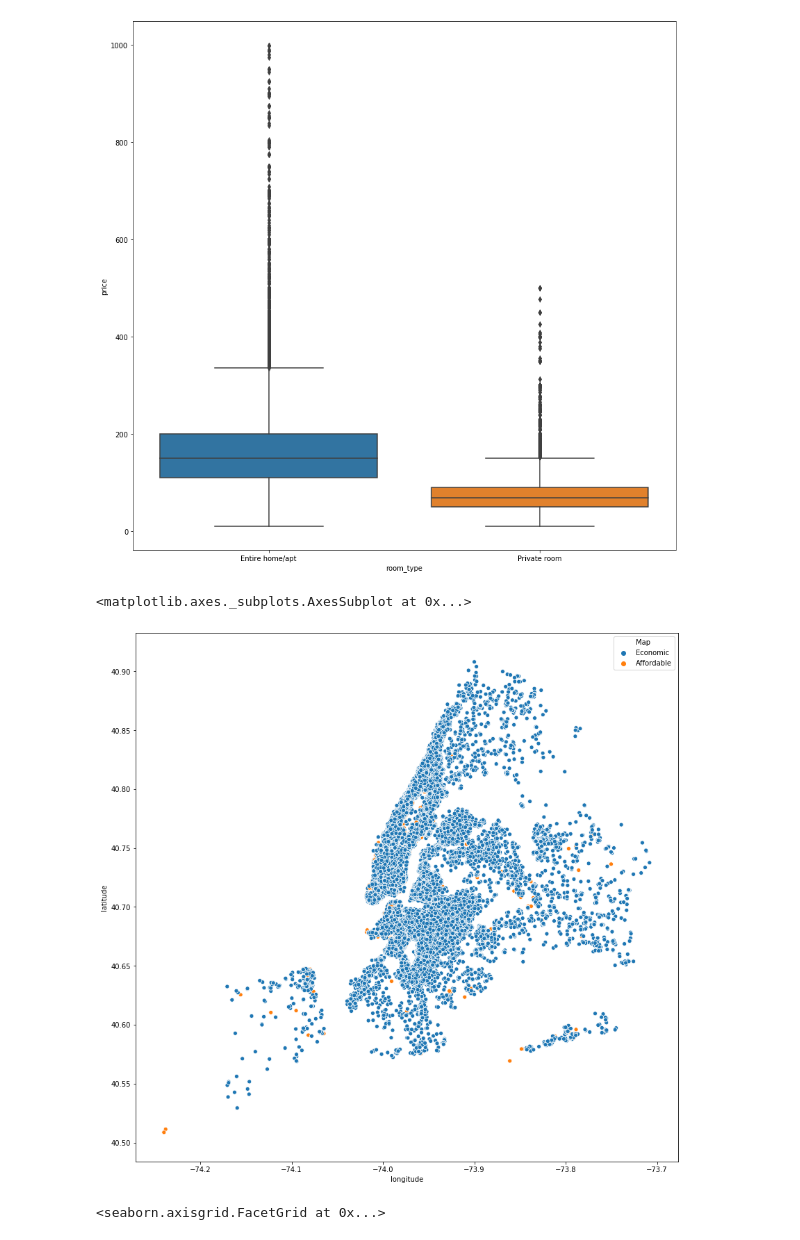
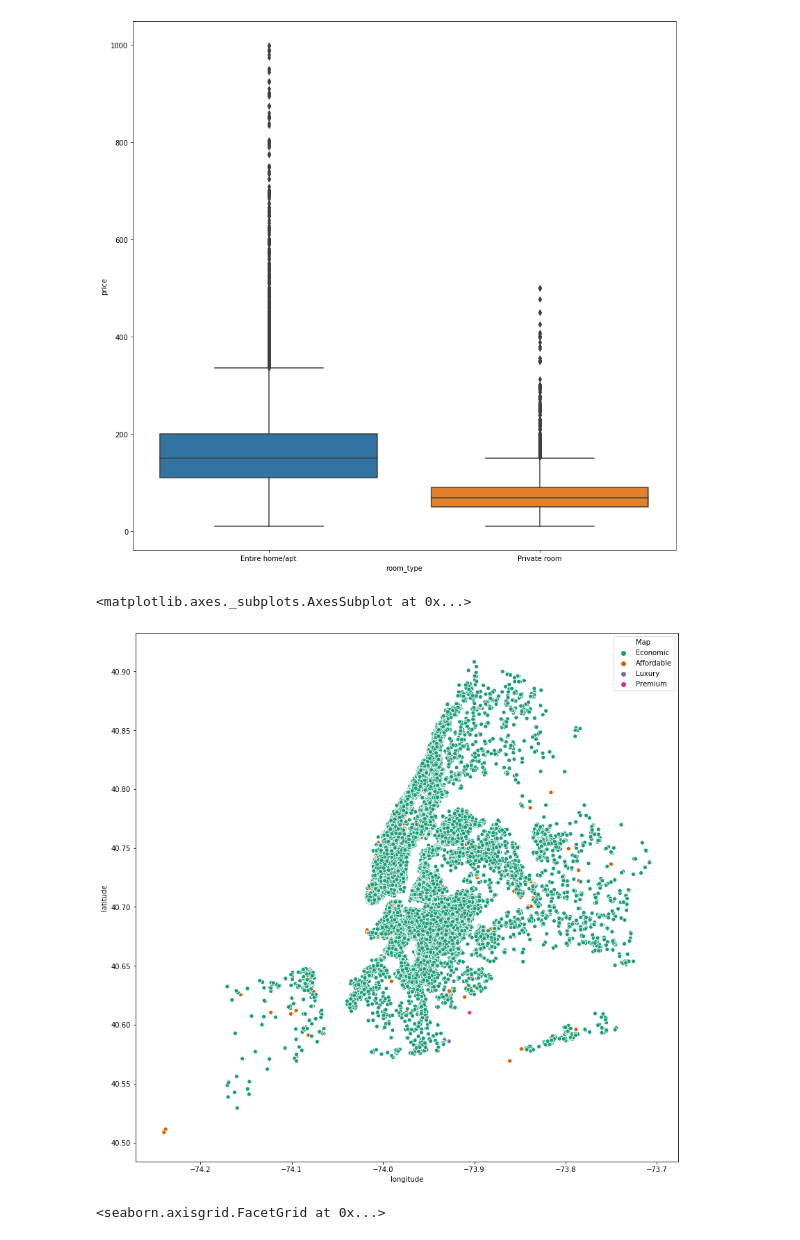
Before and after one commit to bellisor/mod2-TeamLoneWolf, a Jupyter notebook: mod2_index.ipynb, the cells around one changed output. Cells and saved outputs as stored; diff of their text form; code cells hidden in the pictures.

Commit message:
Model Development Complete, working on Hypothesis testing

```diff
--- a/mod2_index.ipynb
+++ b/mod2_index.ipynb
@@ -466,10 +466,12 @@ df['Map'] = df['price'].apply(lambda x: 'Luxury' if x > 1000
                                                                else('Economic'))))
 # %%
 plt.figure(figsize = (14,14))
-sns.scatterplot(df.longitude, df.latitude, hue='Map', data= model_df)
+
+
+sns.scatterplot(df.longitude, df.latitude, hue='Map', data= df, palette = "Dark2", hue_order = ['Economic', 'Affordable', 'Luxury', 'Premium'])
 # %% [output]
 <matplotlib.axes._subplots.AxesSubplot at 0x...>
-[figure, old version]
+[figure, new version]
 # %%
 plt.figure(figsize = (14,14))
 nbplot = sns.catplot(x='neighborhood', y = 'price', col= 'room_type', data =top10nb_df)
```
Also changed, not shown: parts of 22 cells of this notebook.
